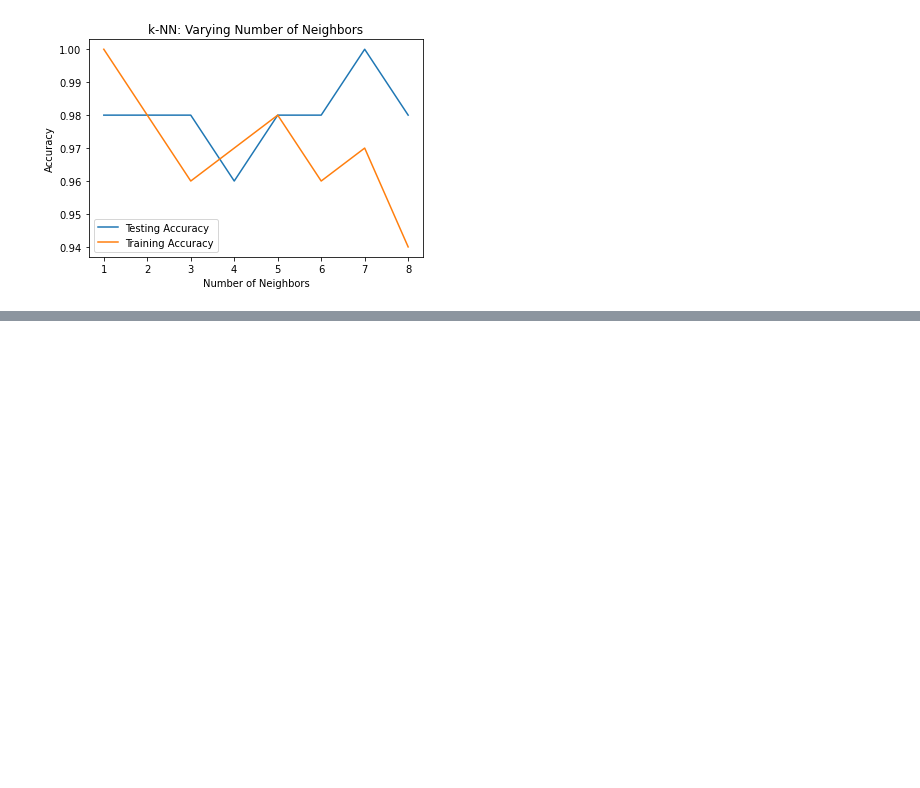
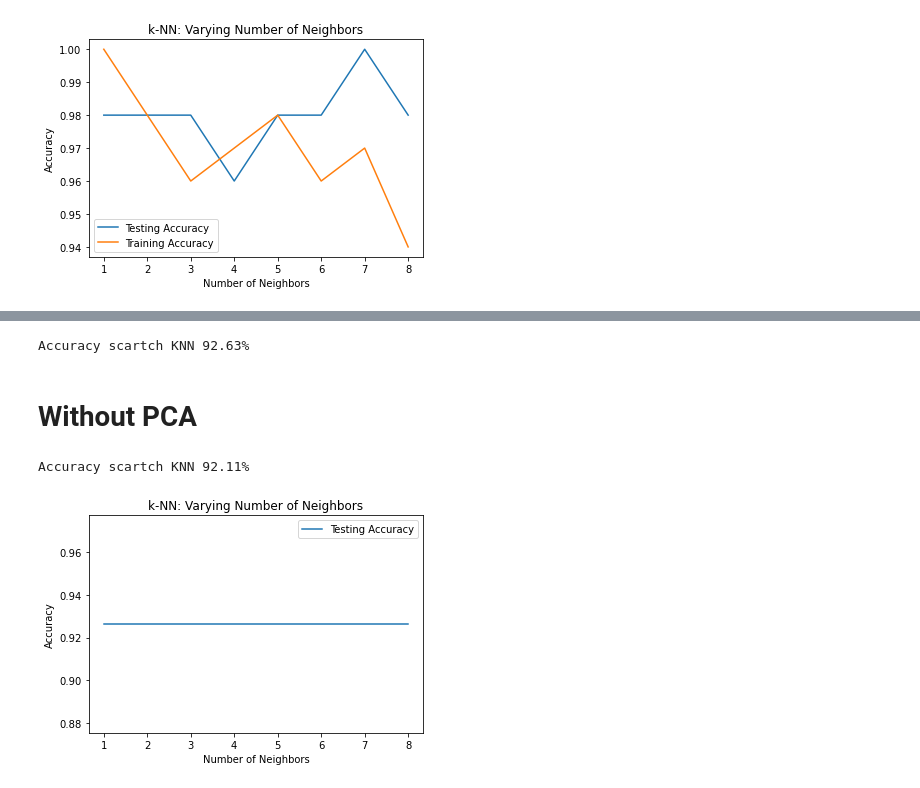
Before and after one commit to lorenzodemiri/Exercise_Strive, a Jupyter notebook: ai-f20-m3/d7_knn_naive_bayes/02_knn_class_test.ipynb, the cells around one changed output, grey strips where cells are left out. Saved outputs shown, nothing was run; the diff lists cells and outputs as text; code cells hidden in the pictures; blank space fills up the shorter version.

```diff
--- a/ai-f20-m3/d7_knn_naive_bayes/02_knn_class_test.ipynb
+++ b/ai-f20-m3/d7_knn_naive_bayes/02_knn_class_test.ipynb
@@ -208,0 +211,5 @@ plt.show()
+# %%
+from sklearn.datasets import load_breast_cancer
+data = load_breast_cancer()
+print(data.DESCR)
+print(data.keys())
@@ -208,0 +234,8 @@ plt.show()
+# %%
+df_cancer = pd.DataFrame(data.data, columns = data['feature_names'])
+df_cancer['class'] = data['target']
+y = df_cancer['class']
+X = np.array(df_cancer.iloc[:,:31])
+X_df = pd.DataFrame(data=X)
+print(y.shape)
+X_df.shape
@@ -208,0 +270,40 @@ plt.show()
+# %%
+X_train, X_test, y_train, y_test = train_test_split(df_pca, y, test_size= 1/3, random_state = 50)
+model = KNN(k=5).fit(X_train, y_train)
+y_pred = model.predict(X_test)
+print('Accuracy scartch KNN {:0.2f}%'.format(100*model.score(y_test, y_pred)))
+# %% [output]
+Accuracy scartch KNN 92.63%
+# %% [markdown]
+# Without PCA
+# %%
+X_train, X_test, y_train, y_test = train_test_split(X_df, y, test_size= 1/3, random_state = 50)
+model = KNN(k=1).fit(X_train, y_train)
+y_pred = model.predict(X_test)
+print('Accuracy scartch KNN {:0.2f}%'.format(100*model.score(y_test, y_pred)))
+# %% [output]
+Accuracy scartch KNN 92.11%
+# %%
+neighbors = np.arange(1, 9)
+test_accuracy = np.empty(len(neighbors))
+
+# Loop over different values of k
+for i, k in enumerate(neighbors):
+    # Setup a k-NN Classifier with k neighbors: knn
+    knn = KNN(k=k)
+
+    # Fit the classifier to the training data
+    knn.fit(X_train, y_train)
+
+    #Compute accuracy on the testing set
+    test_accuracy[i] = knn.score( y_test, model.predict(X_test))
+
+# Generate plot
+plt.title('k-NN: Varying Number of Neighbors')
+plt.plot(neighbors, test_accuracy, label = 'Testing Accuracy')
+plt.legend()
+plt.xlabel('Number of Neighbors')
+plt.ylabel('Accuracy')
+plt.show()
+# %% [output]
+[figure, added]
```
Also changed, not shown: parts of 4 cells of this notebook.
